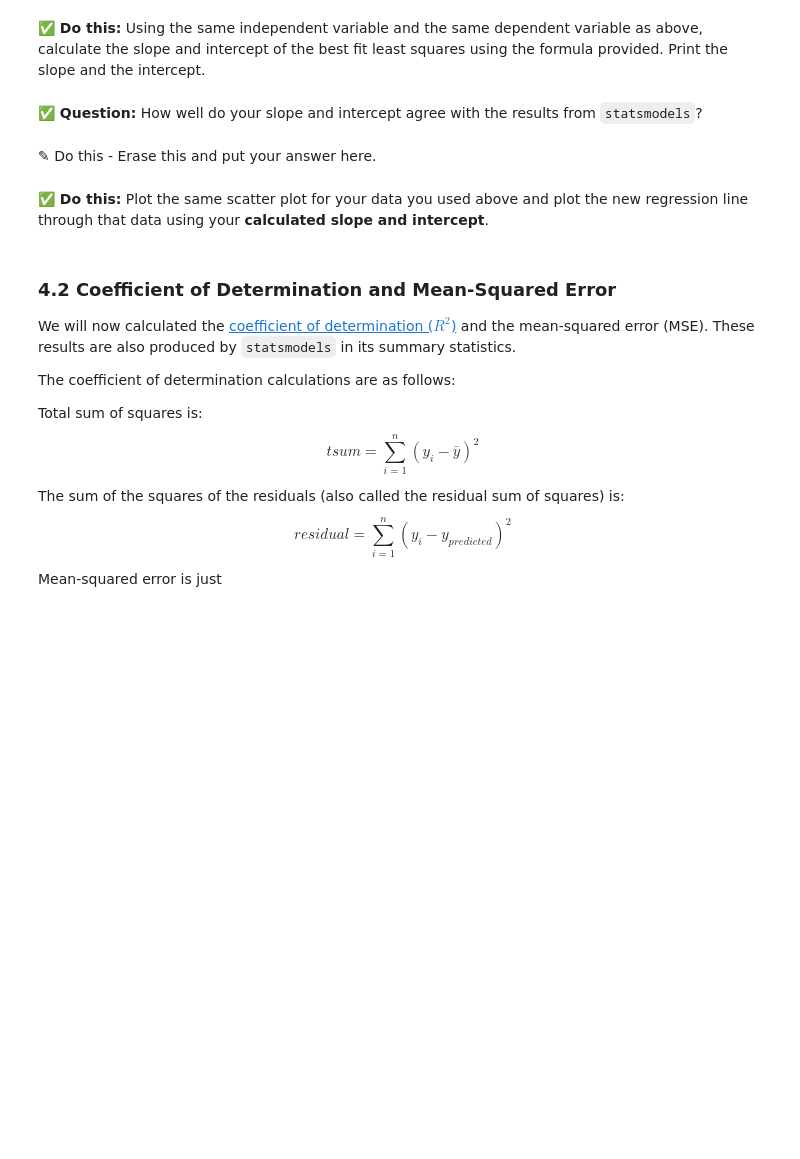
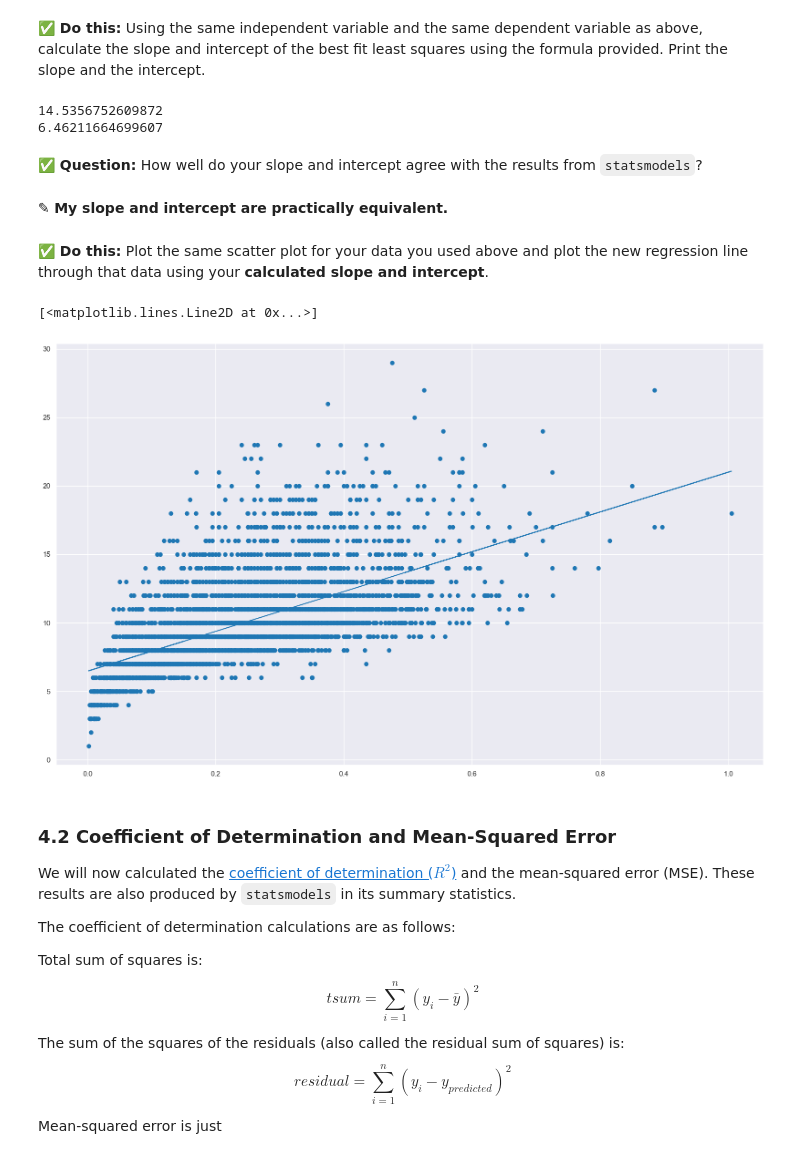
Before and after one commit to arshwasnik/cmse202-s26-turnin, a Jupyter notebook: Day-13/Day-13_In-Class-Regression-STUDENT.ipynb, the cells around one changed output. Saved outputs shown, nothing was run; the diff lists cells and outputs as text; code cells hidden in the pictures; blank space fills up the shorter version.

```diff
--- a/Day-13/Day-13_In-Class-Regression-STUDENT.ipynb
+++ b/Day-13/Day-13_In-Class-Regression-STUDENT.ipynb
@@ -225,6 +297,20 @@ $$ intercept = \bar{y} - slope*\bar{x} $$
+# %%
+x_mean = x.mean()
+y_mean = y.mean()
+
+slope = ((x - x_mean) * (y - y_mean)).sum() / ((x - x_mean)**2).sum()
+
+intercept = y_mean - slope * x_mean
+
+print(slope)
+
+print(intercept)
+# %% [output]
+14.5356752609872
+6.46211664699607
 # %% [markdown]
 **&#9989; Question:** How well do your slope and intercept agree with the results from `statsmodels`?
 # %% [markdown]
-<font size=+3>&#9998;</font> Do this - Erase this and put your answer here.
+<font size=+3>&#9998;</font> **My slope and intercept are practically equivalent.**
 # %% [markdown]
 **&#9989; Do this:**  Plot the same scatter plot for your data you used above and plot the new regression line through that data using your **calculated slope and intercept**.
@@ -233,3 +317,11 @@ $$ intercept = \bar{y} - slope*\bar{x} $$
+# %%
+plt.figure(figsize=(20,12))
+
+plt.scatter(x, y)
+plt.plot(x, slope * x + intercept)
+# %% [output]
+[<matplotlib.lines.Line2D at 0x...>]
+[figure, added]
 # %% [markdown]
 ### 4.2 Coefficient of Determination and Mean-Squared Error
 
```
Also changed, not shown: parts of 35 cells of this notebook.
